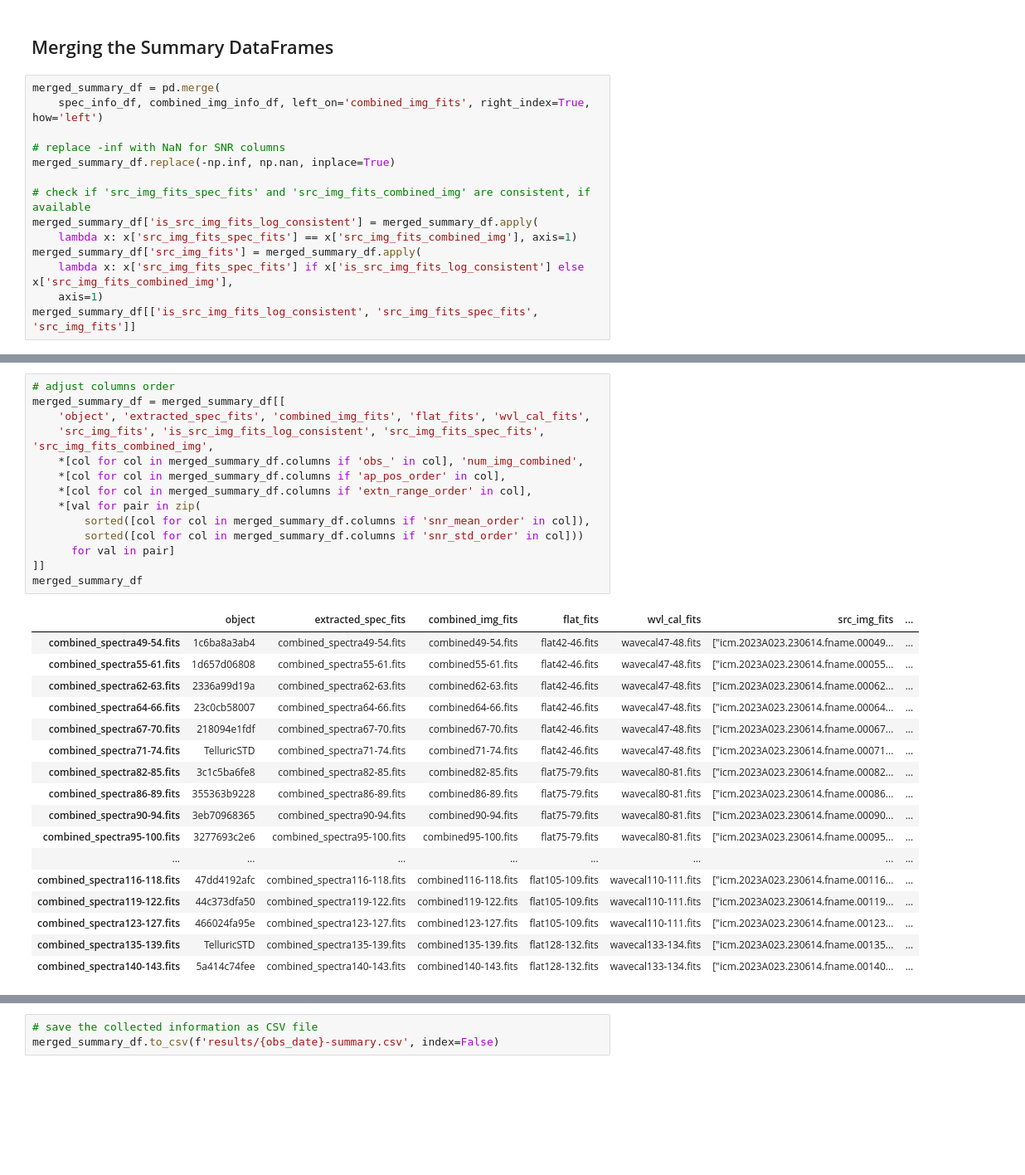
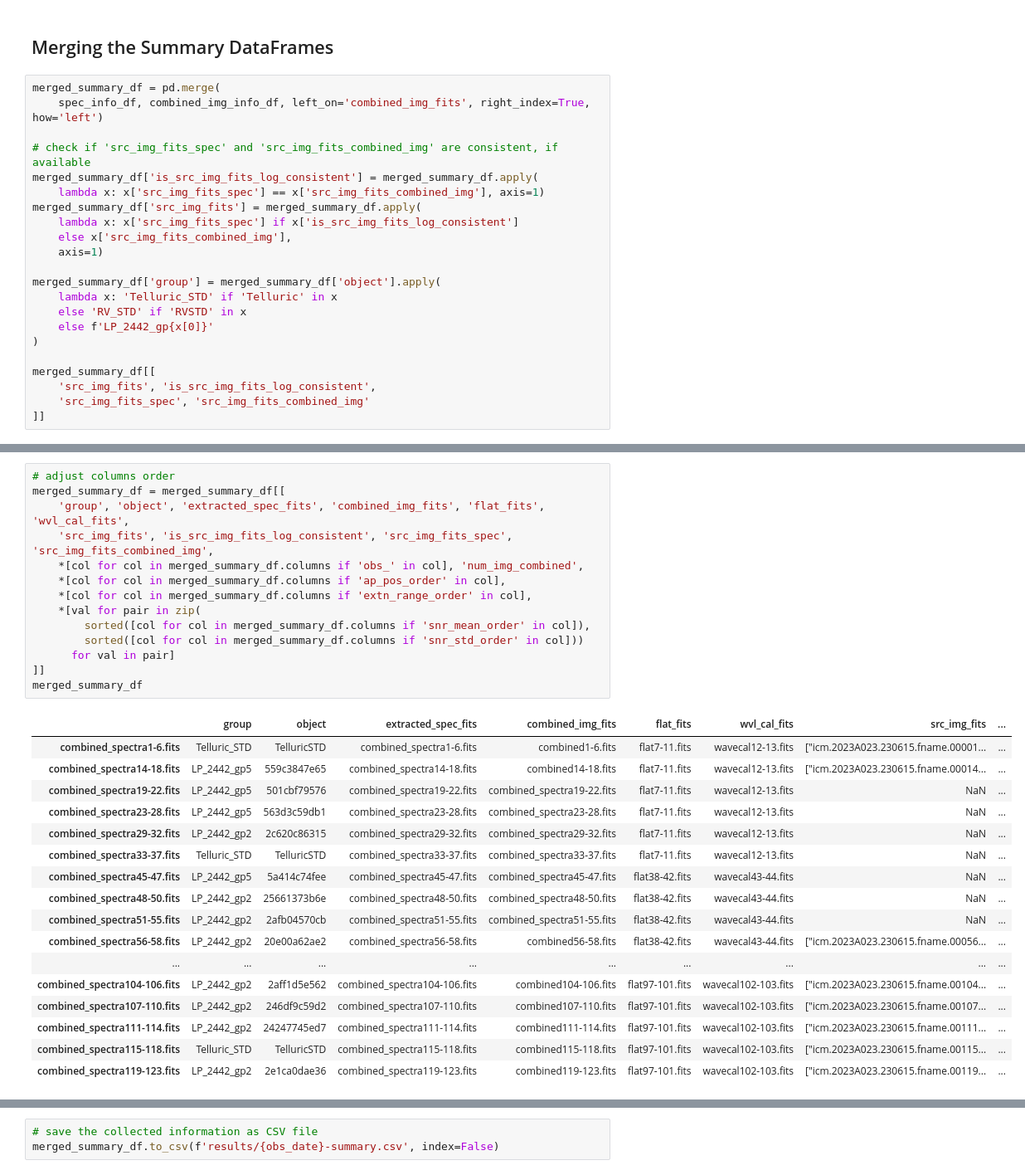
Before and after one commit to fengshun124/iSHELL-spec, a Jupyter notebook: read.ipynb, the cells around one changed output, grey strips where cells are left out. Shown: that part at 83% size. Cells and saved outputs as stored; diff of their text form; blank space fills up the shorter version.

Commit message:
feat: decouple paths for fits files feat: add group labels and obs_date

```diff
--- a/read.ipynb
+++ b/read.ipynb
@@ -233,14 +238,22 @@ processing "/zhitai2t/spectral-data/IRTF/iSHELL/2023A023/230614/proc/combined_sp
 merged_summary_df = pd.merge(
     spec_info_df, combined_img_info_df, left_on='combined_img_fits', right_index=True, how='left')
 
-# replace -inf with NaN for SNR columns
-merged_summary_df.replace(-np.inf, np.nan, inplace=True)
+# check if 'src_img_fits_spec' and 'src_img_fits_combined_img' are consistent, if available
+merged_summary_df['is_src_img_fits_log_consistent'] = merged_summary_df.apply(
+    lambda x: x['src_img_fits_spec'] == x['src_img_fits_combined_img'], axis=1)
+merged_summary_df['src_img_fits'] = merged_summary_df.apply(
+    lambda x: x['src_img_fits_spec'] if x['is_src_img_fits_log_consistent']
+    else x['src_img_fits_combined_img'],
+    axis=1)
 
-# check if 'src_img_fits_spec_fits' and 'src_img_fits_combined_img' are consistent, if available
-merged_summary_df['is_src_img_fits_log_consistent'] = merged_summary_df.apply(
-    lambda x: x['src_img_fits_spec_fits'] == x['src_img_fits_combined_img'], axis=1)
-merged_summary_df['src_img_fits'] = merged_summary_df.apply(
-    lambda x: x['src_img_fits_spec_fits'] if x['is_src_img_fits_log_consistent'] else x['src_img_fits_combined_img'],
-    axis=1)
-merged_summary_df[['is_src_img_fits_log_consistent', 'src_img_fits_spec_fits', 'src_img_fits']]
+merged_summary_df['group'] = merged_summary_df['object'].apply(
+    lambda x: 'Telluric_STD' if 'Telluric' in x
+    else 'RV_STD' if 'RVSTD' in x
+    else f'LP_2442_gp{x[0]}'
+)
+
+merged_summary_df[[
+    'src_img_fits', 'is_src_img_fits_log_consistent',
+    'src_img_fits_spec', 'src_img_fits_combined_img'
+]]
 # %% [output]
@@ -264,32 +277,32 @@ merged_summary_df[['is_src_img_fits_log_consistent', 'src_img_fits_spec_fits', '
 # %%
 # adjust columns order
 merged_summary_df = merged_summary_df[[
-    'object', 'extracted_spec_fits', 'combined_img_fits', 'flat_fits', 'wvl_cal_fits',
-    'src_img_fits', 'is_src_img_fits_log_consistent', 'src_img_fits_spec_fits', 'src_img_fits_combined_img',
+    'group', 'object', 'extracted_spec_fits', 'combined_img_fits', 'flat_fits', 'wvl_cal_fits',
+    'src_img_fits', 'is_src_img_fits_log_consistent', 'src_img_fits_spec', 'src_img_fits_combined_img',
     *[col for col in merged_summary_df.columns if 'obs_' in col], 'num_img_combined',
     *[col for col in merged_summary_df.columns if 'ap_pos_order' in col],
     *[col for col in merged_summary_df.columns if 'extn_range_order' in col],
     *[val for pair in zip(
         sorted([col for col in merged_summary_df.columns if 'snr_mean_order' in col]),
         sorted([col for col in merged_summary_df.columns if 'snr_std_order' in col]))
       for val in pair]
 ]]
 merged_summary_df
 # %% [output]
-|  | object | extracted_spec_fits | combined_img_fits | flat_fits | wvl_cal_fits | src_img_fits | ... |
-| combined_spectra49-54.fits | 1c6ba8a3ab4 | combined_spectra49-54.fits | combined49-54.fits | flat42-46.fits | wavecal47-48.fits | ["icm.2023A023.230614.fname.00049... | ... |
-| combined_spectra55-61.fits | 1d657d06808 | combined_spectra55-61.fits | combined55-61.fits | flat42-46.fits | wavecal47-48.fits | ["icm.2023A023.230614.fname.00055... | ... |
-| combined_spectra62-63.fits | 2336a99d19a | combined_spectra62-63.fits | combined62-63.fits | flat42-46.fits | wavecal47-48.fits | ["icm.2023A023.230614.fname.00062... | ... |
-| combined_spectra64-66.fits | 23c0cb58007 | combined_spectra64-66.fits | combined64-66.fits | flat42-46.fits | wavecal47-48.fits | ["icm.2023A023.230614.fname.00064... | ... |
-| combined_spectra67-70.fits | 218094e1fdf | combined_spectra67-70.fits | combined67-70.fits | flat42-46.fits | wavecal47-48.fits | ["icm.2023A023.230614.fname.00067... | ... |
-| combined_spectra71-74.fits | TelluricSTD | combined_spectra71-74.fits | combined71-74.fits | flat42-46.fits | wavecal47-48.fits | ["icm.2023A023.230614.fname.00071... | ... |
-| combined_spectra82-85.fits | 3c1c5ba6fe8 | combined_spectra82-85.fits | combined82-85.fits | flat75-79.fits | wavecal80-81.fits | ["icm.2023A023.230614.fname.00082... | ... |
-| combined_spectra86-89.fits | 355363b9228 | combined_spectra86-89.fits | combined86-89.fits | flat75-79.fits | wavecal80-81.fits | ["icm.2023A023.230614.fname.00086... | ... |
-| combined_spectra90-94.fits | 3eb70968365 | combined_spectra90-94.fits | combined90-94.fits | flat75-79.fits | wavecal80-81.fits | ["icm.2023A023.230614.fname.00090... | ... |
-| combined_spectra95-100.fits | 3277693c2e6 | combined_spectra95-100.fits | combined95-100.fits | flat75-79.fits | wavecal80-81.fits | ["icm.2023A023.230614.fname.00095... | ... |
-| ... | ... | ... | ... | ... | ... | ... | ... |
-| combined_spectra116-118.fits | 47dd4192afc | combined_spectra116-118.fits | combined116-118.fits | flat105-109.fits | wavecal110-111.fits | ["icm.2023A023.230614.fname.00116... | ... |
-| combined_spectra119-122.fits | 44c373dfa50 | combined_spectra119-122.fits | combined119-122.fits | flat105-109.fits | wavecal110-111.fits | ["icm.2023A023.230614.fname.00119... | ... |
-| combined_spectra123-127.fits | 466024fa95e | combined_spectra123-127.fits | combined123-127.fits | flat105-109.fits | wavecal110-111.fits | ["icm.2023A023.230614.fname.00123... | ... |
-| combined_spectra135-139.fits | TelluricSTD | combined_spectra135-139.fits | combined135-139.fits | flat128-132.fits | wavecal133-134.fits | ["icm.2023A023.230614.fname.00135... | ... |
-| combined_spectra140-143.fits | 5a414c74fee | combined_spectra140-143.fits | combined140-143.fits | flat128-132.fits | wavecal133-134.fits | ["icm.2023A023.230614.fname.00140... | ... |
+|  | group | object | extracted_spec_fits | combined_img_fits | flat_fits | wvl_cal_fits | src_img_fits | ... |
+| combined_spectra1-6.fits | Telluric_STD | TelluricSTD | combined_spectra1-6.fits | combined1-6.fits | flat7-11.fits | wavecal12-13.fits | ["icm.2023A023.230615.fname.00001... | ... |
+| combined_spectra14-18.fits | LP_2442_gp5 | 559c3847e65 | combined_spectra14-18.fits | combined14-18.fits | flat7-11.fits | wavecal12-13.fits | ["icm.2023A023.230615.fname.00014... | ... |
+| combined_spectra19-22.fits | LP_2442_gp5 | 501cbf79576 | combined_spectra19-22.fits | combined_spectra19-22.fits | flat7-11.fits | wavecal12-13.fits | NaN | ... |
+| combined_spectra23-28.fits | LP_2442_gp5 | 563d3c59db1 | combined_spectra23-28.fits | combined_spectra23-28.fits | flat7-11.fits | wavecal12-13.fits | NaN | ... |
+| combined_spectra29-32.fits | LP_2442_gp2 | 2c620c86315 | combined_spectra29-32.fits | combined_spectra29-32.fits | flat7-11.fits | wavecal12-13.fits | NaN | ... |
+| combined_spectra33-37.fits | Telluric_STD | TelluricSTD | combined_spectra33-37.fits | combined_spectra33-37.fits | flat7-11.fits | wavecal12-13.fits | NaN | ... |
+| combined_spectra45-47.fits | LP_2442_gp5 | 5a414c74fee | combined_spectra45-47.fits | combined_spectra45-47.fits | flat38-42.fits | wavecal43-44.fits | NaN | ... |
+| combined_spectra48-50.fits | LP_2442_gp2 | 25661373b6e | combined_spectra48-50.fits | combined_spectra48-50.fits | flat38-42.fits | wavecal43-44.fits | NaN | ... |
+| combined_spectra51-55.fits | LP_2442_gp2 | 2afb04570cb | combined_spectra51-55.fits | combined_spectra51-55.fits | flat38-42.fits | wavecal43-44.fits | NaN | ... |
+| combined_spectra56-58.fits | LP_2442_gp2 | 20e00a62ae2 | combined_spectra56-58.fits | combined56-58.fits | flat38-42.fits | wavecal43-44.fits | ["icm.2023A023.230615.fname.00056... | ... |
+| ... | ... | ... | ... | ... | ... | ... | ... | ... |
+| combined_spectra104-106.fits | LP_2442_gp2 | 2aff1d5e562 | combined_spectra104-106.fits | combined104-106.fits | flat97-101.fits | wavecal102-103.fits | ["icm.2023A023.230615.fname.00104... | ... |
+| combined_spectra107-110.fits | LP_2442_gp2 | 246df9c59d2 | combined_spectra107-110.fits | combined107-110.fits | flat97-101.fits | wavecal102-103.fits | ["icm.2023A023.230615.fname.00107... | ... |
+| combined_spectra111-114.fits | LP_2442_gp2 | 24247745ed7 | combined_spectra111-114.fits | combined111-114.fits | flat97-101.fits | wavecal102-103.fits | ["icm.2023A023.230615.fname.00111... | ... |
+| combined_spectra115-118.fits | Telluric_STD | TelluricSTD | combined_spectra115-118.fits | combined115-118.fits | flat97-101.fits | wavecal102-103.fits | ["icm.2023A023.230615.fname.00115... | ... |
+| combined_spectra119-123.fits | LP_2442_gp2 | 2e1ca0dae36 | combined_spectra119-123.fits | combined119-123.fits | flat97-101.fits | wavecal102-103.fits | ["icm.2023A023.230615.fname.00119... | ... |
```
Also changed, not shown: parts of 6 cells of this notebook.
